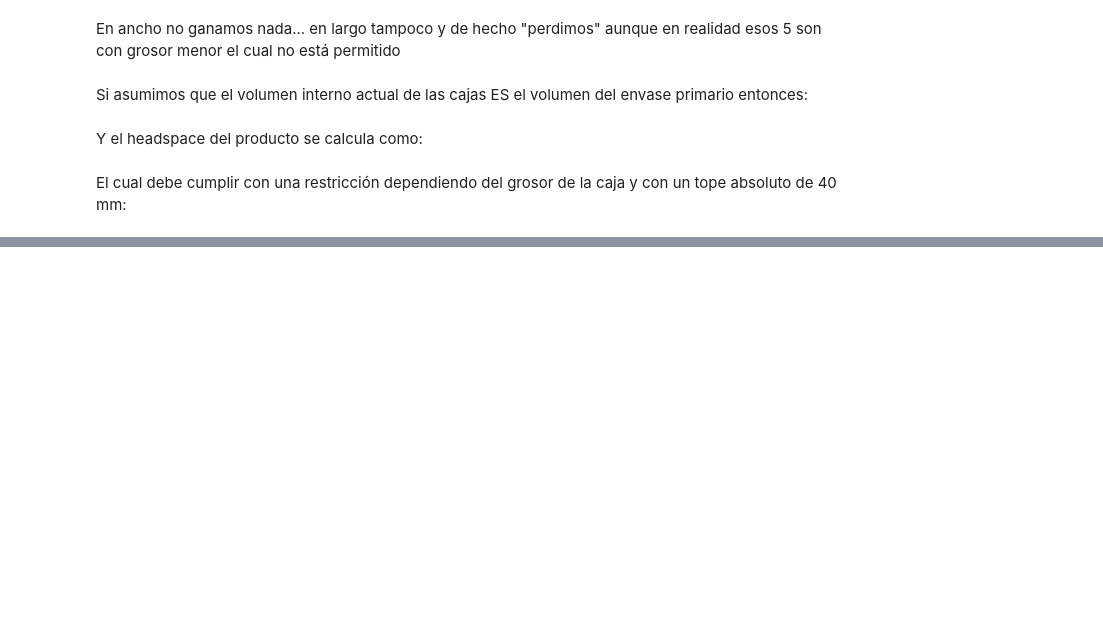
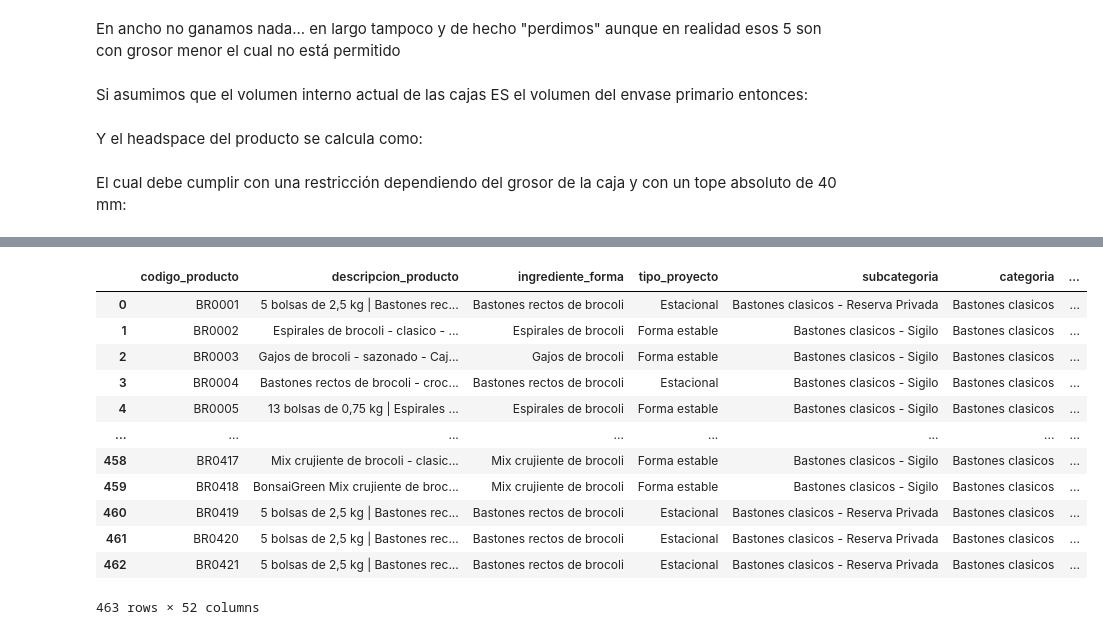
Before and after one commit to demianelnecave/AlixPartners-Competencia-Datos, a Jupyter notebook: eda.ipynb, the cells around one changed output, grey strips where cells are left out. Cells and saved outputs as stored; diff of their text form; code cells hidden in the pictures; blank space fills up the shorter version.

```diff
--- a/eda.ipynb
+++ b/eda.ipynb
@@ -139,0 +155,3 @@ for c in headspace_cols:
+# %%
+op_prod = catalogo_productos.merge(operaciones_planta,
+                                   on='codigo_producto')
@@ -139,0 +255,16 @@ for c in headspace_cols:
+# %%
+op_prod
+# %% [output]
+|  | codigo_producto | descripcion_producto | ingrediente_forma | tipo_proyecto | subcategoria | categoria | ... |
+| 0 | BR0001 | 5 bolsas de 2,5 kg | Bastones rec... | Bastones rectos de brocoli | Estacional | Bastones clasicos - Reserva Privada | Bastones clasicos | ... |
+| 1 | BR0002 | Espirales de brocoli - clasico - ... | Espirales de brocoli | Forma estable | Bastones clasicos - Sigilo | Bastones clasicos | ... |
+| 2 | BR0003 | Gajos de brocoli - sazonado - Caj... | Gajos de brocoli | Forma estable | Bastones clasicos - Sigilo | Bastones clasicos | ... |
+| 3 | BR0004 | Bastones rectos de brocoli - croc... | Bastones rectos de brocoli | Estacional | Bastones clasicos - Sigilo | Bastones clasicos | ... |
+| 4 | BR0005 | 13 bolsas de 0,75 kg | Espirales ... | Espirales de brocoli | Forma estable | Bastones clasicos - Sigilo | Bastones clasicos | ... |
+| ... | ... | ... | ... | ... | ... | ... | ... |
+| 458 | BR0417 | Mix crujiente de brocoli - clasic... | Mix crujiente de brocoli | Forma estable | Bastones clasicos - Sigilo | Bastones clasicos | ... |
+| 459 | BR0418 | BonsaiGreen Mix crujiente de broc... | Mix crujiente de brocoli | Forma estable | Bastones clasicos - Sigilo | Bastones clasicos | ... |
+| 460 | BR0419 | 5 bolsas de 2,5 kg | Bastones rec... | Bastones rectos de brocoli | Estacional | Bastones clasicos - Reserva Privada | Bastones clasicos | ... |
+| 461 | BR0420 | 5 bolsas de 2,5 kg | Bastones rec... | Bastones rectos de brocoli | Estacional | Bastones clasicos - Reserva Privada | Bastones clasicos | ... |
+| 462 | BR0421 | 5 bolsas de 2,5 kg | Bastones rec... | Bastones rectos de brocoli | Estacional | Bastones clasicos - Reserva Privada | Bastones clasicos | ... |
+463 rows × 52 columns
```
Also changed, not shown: parts of 18 cells of this notebook, 1 other file.
